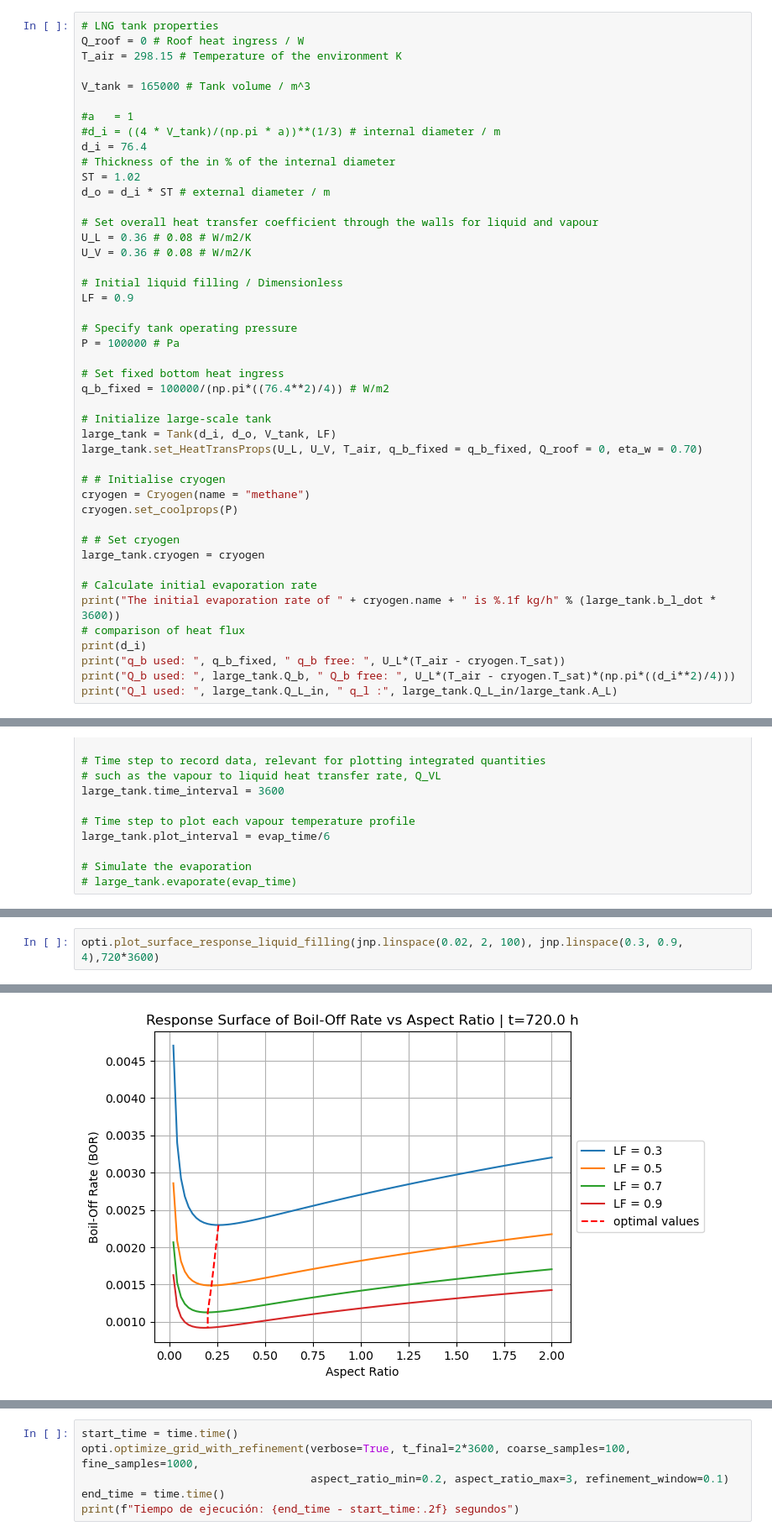
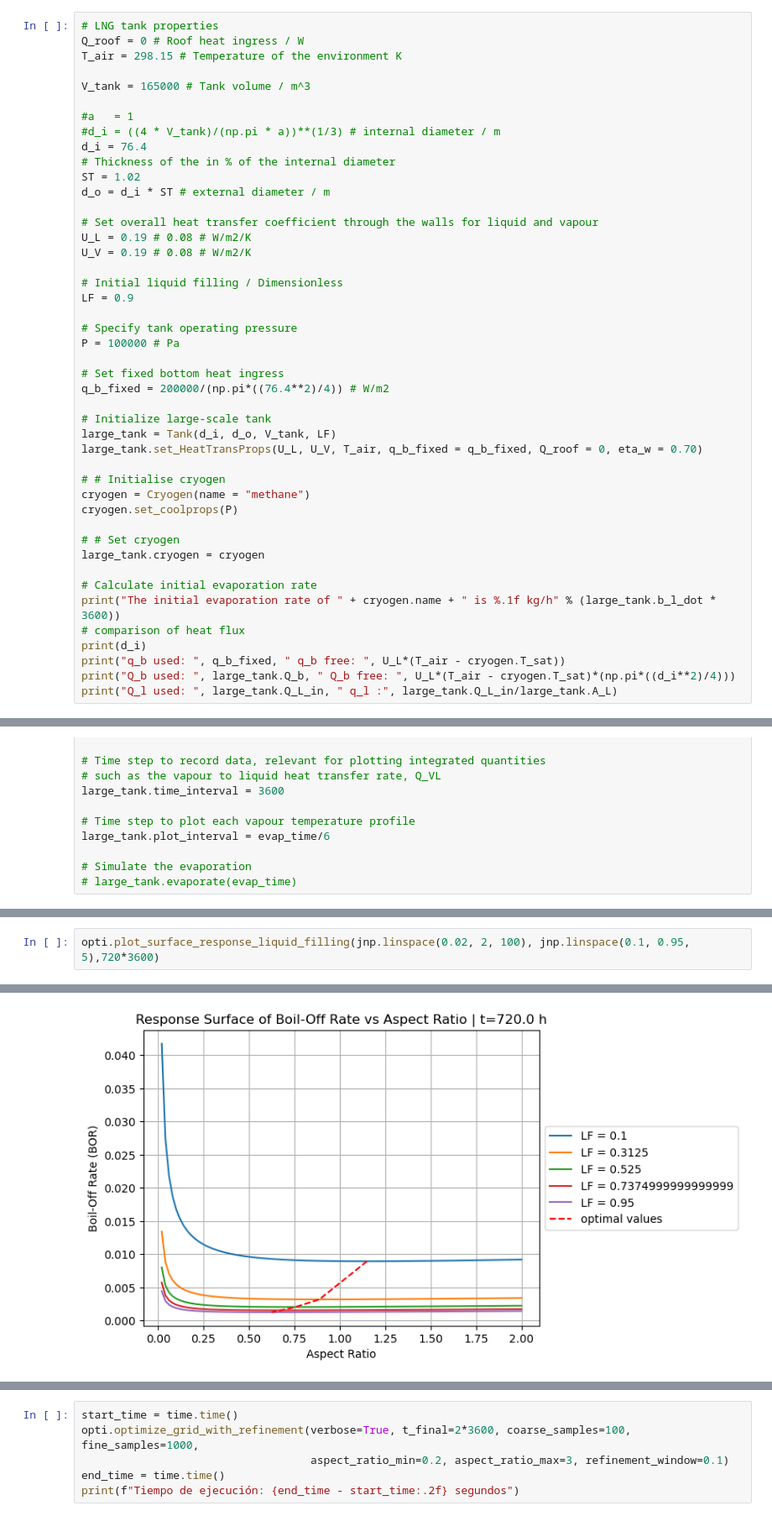
Before and after one commit to felipehuerta17/CryoEvap, a Jupyter notebook: notebooks/methane_large_720h_JAX.ipynb, the cells around one changed output, grey strips where cells are left out. Shown at 84% size. Drawn from its saved outputs; the diff is of its cells as text.

```diff
--- a/notebooks/methane_large_720h_JAX.ipynb
+++ b/notebooks/methane_large_720h_JAX.ipynb
@@ -47,8 +47,8 @@ ST = 1.02
 d_o = d_i * ST # external diameter / m
 
 # Set overall heat transfer coefficient through the walls for liquid and vapour
-U_L = 0.36 # 0.08 # W/m2/K
-U_V = 0.36 # 0.08 # W/m2/K
+U_L = 0.19 # 0.08 # W/m2/K
+U_V = 0.19 # 0.08 # W/m2/K
 
 # Initial liquid filling / Dimensionless
 LF = 0.9
@@ -57,7 +57,7 @@ LF = 0.9
 P = 100000 # Pa
 
 # Set fixed bottom heat ingress
-q_b_fixed = 100000/(np.pi*((76.4**2)/4)) # W/m2
+q_b_fixed = 200000/(np.pi*((76.4**2)/4)) # W/m2
 
 # Initialize large-scale tank
 large_tank = Tank(d_i, d_o, V_tank, LF)
@@ -146,3 +144,3 @@ opti.plot_surface_response(jnp.linspace(0.02, 2, 100), 720*3600)
 # %%
-opti.plot_surface_response_liquid_filling(jnp.linspace(0.02, 2, 100), jnp.linspace(0.3, 0.9, 4),720*3600)
+opti.plot_surface_response_liquid_filling(jnp.linspace(0.02, 2, 100), jnp.linspace(0.1, 0.95, 5),720*3600)
 # %% [output]
@@ -151 +149 @@ optimal BOR: [0.00229649 0.00148549 0.00112562 0.00091953]
-[figure, old version]
+[figure, new version]
```
Also changed, not shown: parts of 7 cells of this notebook, 3 other files.
